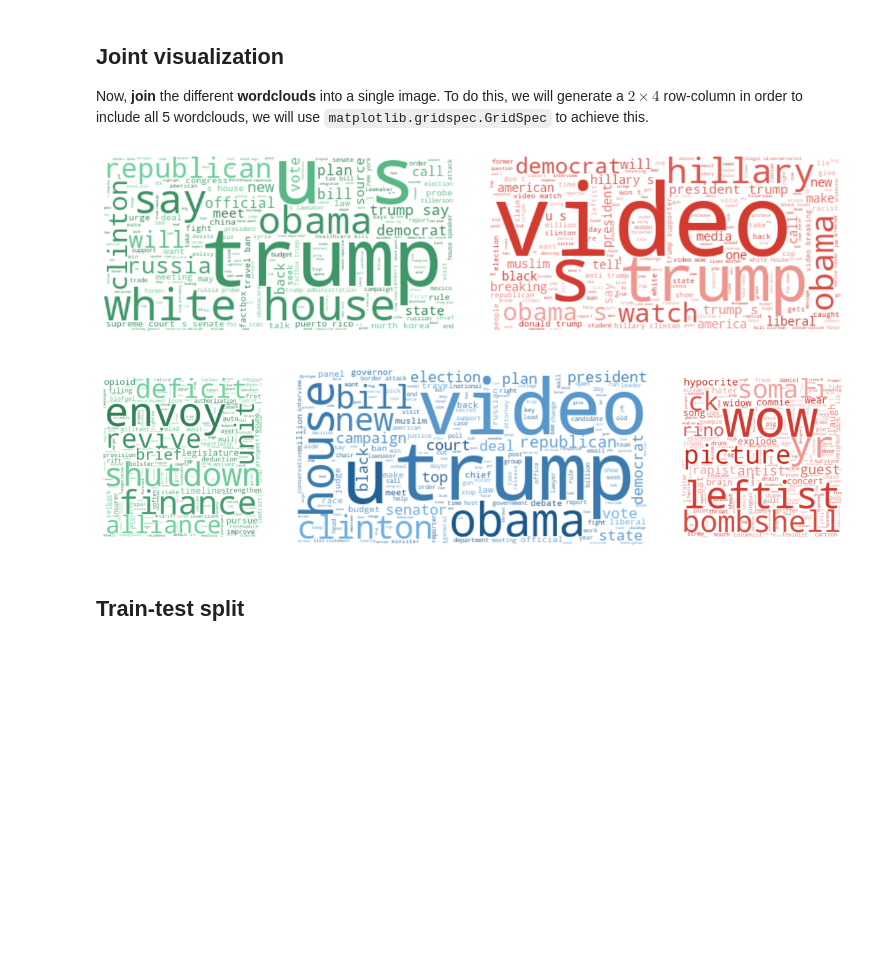
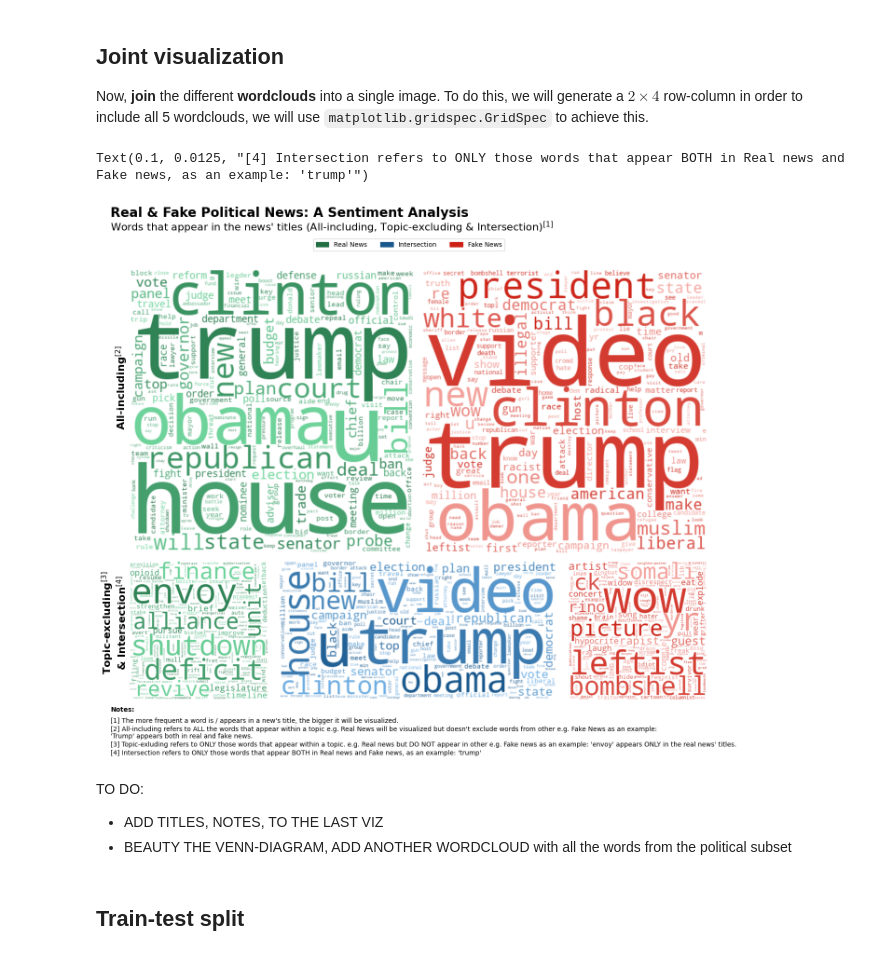
Before and after one commit to system-rowb/Data-Portfolio, a Jupyter notebook: NLP/Fake_news/Fake_news.ipynb, the cells around one changed output. Saved outputs shown, nothing was run; the diff lists cells and outputs as text; code cells hidden in the pictures; blank space fills up the shorter version.

```diff
--- a/NLP/Fake_news/Fake_news.ipynb
+++ b/NLP/Fake_news/Fake_news.ipynb
@@ -184,6 +205,6 @@ fake_titles[:100]
 # %%
 # Generate the wordcloud with the `fake_titles`` text
-fake_titles_wc = WordCloud(**WORDCLOUD_ARGS_RAW, colormap=FAKE_COLOR_CMAP).generate(fake_titles)
+fake_titles_wc = WordCloud(**WORDCLOUD_ARGS_RAW, colormap=FAKE_COLOR_CMAP, width=400, height=400).generate(" ".join(item[0] for item in fake_titles_tokens.most_common()))
 # Show the fake titles wordcloud
 plt.imshow(fake_titles_wc, interpolation='bilinear')
 _ = plt.axis('off')
@@ -201,6 +213,6 @@ real_titles[:100]
 # %%
 # Create the wordcloud with real titles
-real_titles_wc = WordCloud(**WORDCLOUD_ARGS_RAW, colormap=REAL_COLOR_CMAP).generate(real_titles)
+real_titles_wc = WordCloud(**WORDCLOUD_ARGS_RAW, colormap=REAL_COLOR_CMAP, height=400, width=400).generate(" ".join(item[0] for item in real_titles_tokens.most_common()))
 # Show the wordcloud
 plt.imshow(real_titles_wc)
 _ = plt.axis('off')
@@ -358,36 +356,68 @@ v
 
 Now, **join** the different **wordclouds** into a single image. To do this, we will generate a $2\times4$ row-column in order to include all 5 wordclouds, we will use `matplotlib.gridspec.GridSpec` to achieve this.
 # %%
-figure = plt.figure(figsize=(15,8))
-grid = gridspec.GridSpec(2,4, figure=figure)
+figure = plt.figure(figsize=(16,12))
+grid = gridspec.GridSpec(3,4, figure=figure)
+grid.update(wspace=0.05, hspace=0.05) # Reduce the width sapces and height spaces
 
 # Plot the real titles wordcloud, `_sp` stands for subplot
-real_titles_sp = plt.subplot(grid[0, :2], frameon=False)
+real_titles_sp = plt.subplot(grid[:2, :2], frameon=False)
 real_titles_sp.imshow(real_titles_wc, interpolation=INTERPOLATION)
 
 # Plot the fake titles wordcloud
-fake_titles_sp = plt.subplot(grid[0, 2:], frameon=False)
+fake_titles_sp = plt.subplot(grid[:2, 2:], frameon=False)
 fake_titles_sp.imshow(fake_titles_wc, interpolation=INTERPOLATION)
 
 # Plot the real titles only worcloud
-real_titles_only_sp = plt.subplot(grid[1, 0], frameon=False)
+real_titles_only_sp = plt.subplot(grid[2, 0], frameon=False)
 real_titles_only_sp.imshow(real_titles_only_wc, interpolation=INTERPOLATION)
 
 # Plot the intersection words between both titles
-both_titles_sp = plt.subplot(grid[1, 1:3], frameon=False)
-both_titles_sp.imshow(both_titles_wc, interpolation=INTERPOLATION)
+both_titles_sp = plt.subplot(grid[2, 1:3], frameon=False)
+both_titles_sp.imshow(both_titles_only_wc, interpolation=INTERPOLATION)
 
 # Plot the fake titles only wordcloud
-fake_titles_only_sp = plt.subplot(grid[1, 3:], frameon=False)
+fake_titles_only_sp = plt.subplot(grid[2, 3:], frameon=False)
 fake_titles_only_sp.imshow(fake_titles_only_wc, interpolation=INTERPOLATION)
 
 # Define a list with all the subplots, Exploratory analysis Subplots
 ea_subplots = [real_titles_sp, fake_titles_sp, real_titles_only_sp, both_titles_sp, fake_titles_only_sp]
 
+# Turn off the axis
 for sp in ea_subplots:
     sp.axis('off')
+
+
+
+# Create legend elements for creating a legend with the topics/titles of the subplots
+legend_elements = [
+    Patch(facecolor = REAL_COLOR_MAX, edgecolor = REAL_COLOR_MAX, label = 'Real News'),     # Create a patch for the Real news
+    Patch(facecolor = BOTH_COLOR_MAX, edgecolor = BOTH_COLOR_MAX, label = 'Intersection'),  # Create a patch for the intersection (Words that appear in both topics)
+    Patch(facecolor = FAKE_COLOR_MAX, edgecolor = FAKE_COLOR_MAX, label = 'Fake News'),     # Create a patch for the Fake news
+]
+# Add a legend
+figure.legend(handles=legend_elements, bbox_to_anchor=(0.5, 0.925), loc = 'center', ncol=3)
+
+# Add text to the main figure
+figure.text(0.1, 0.975, "Real & Fake Political News: A Sentiment Analysis", weight = 'bold', size=20, ha='left')
+figure.text(0.1, 0.950, "Words that appear in the news' titles (All-including, Topic-excluding & Intersection)$^{[1]}$", size = 16)
+figure.text(0.105, 0.6, "All-including$^{[2]}$", size = 16, rotation = 90, weight = 'bold')
+figure.text(0.105, 0.16, "Topic-excluding$^{[3]}$\n& Intersection$^{[4]}$", size = 16, rotation = 90, ha = 'center', weight='bold')
+
+# Notes
+figure.text(0.1, 0.09, "Notes:", weight = 'bold')
+figure.text(0.1, 0.07, "[1] The more frequent a word is / appears in a new's title, the bigger it will be visualized.")
+figure.text(0.1, 0.055, "[2] All-including refers to ALL the words that appear within a topic e.g. Real News will be visualized but doesn't exclude words from other e.g. Fake News as an example:")
+figure.text(0.1, 0.0425, "'Trump' appears both in real and fake news.")
+figure.text(0.1, 0.0275, "[3] Topic-exluding refers to ONLY those words that appear within a topic. e.g. Real news but DO NOT appear in other e.g. Fake news as an example: 'envoy' appears ONLY in the real news' titles.")
+figure.text(0.1, 0.0125, "[4] Intersection refers to ONLY those words that appear BOTH in Real news and Fake news, as an example: 'trump'")
 # %% [output]
+Text(0.1, 0.0125, "[4] Intersection refers to ONLY those words that appear BOTH in Real news and Fake news, as an example: 'trump'")
-[figure, old version]
+[figure, new version]
+# %% [markdown]
+TO DO:
+- ADD TITLES, NOTES, TO THE LAST VIZ
+- BEAUTY THE VENN-DIAGRAM, ADD ANOTHER WORDCLOUD with all the words from the political subset
 # %% [markdown]
 ## **Train-test split**
 # %% [markdown]
```
Also changed, not shown: parts of 18 cells of this notebook.
